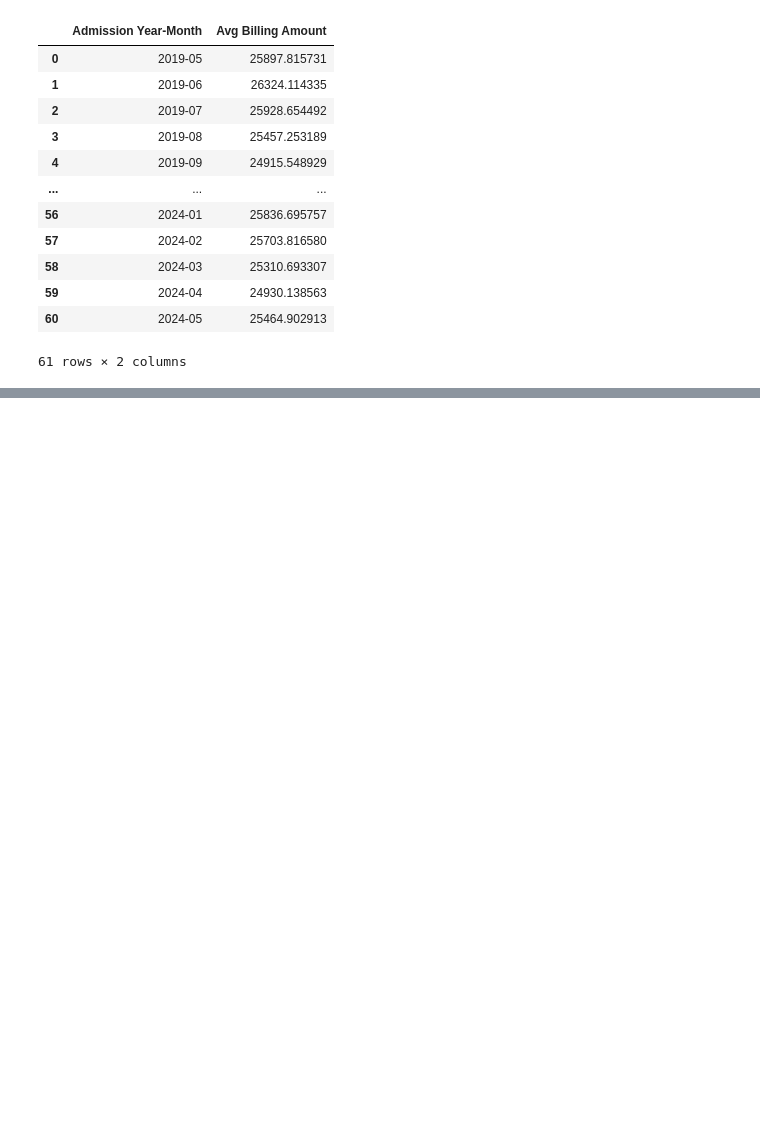
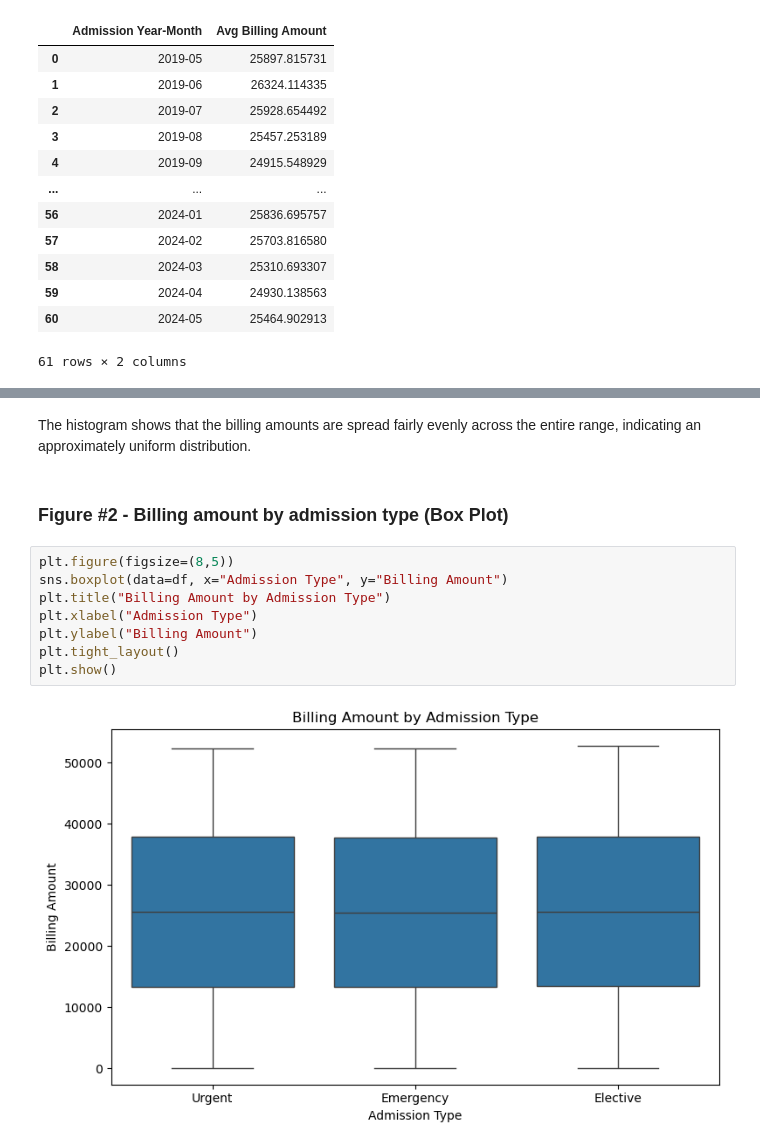
Before and after one commit to srtarpara/cs210-hw-assignment-2, a Jupyter notebook: diy_dataset.ipynb, the cells around one changed output, grey strips where cells are left out. Saved outputs shown, nothing was run; the diff lists cells and outputs as text; blank space fills up the shorter version.

```diff
--- a/diy_dataset.ipynb
+++ b/diy_dataset.ipynb
@@ -465,0 +499,14 @@ monthly_avg.sort_values("Admission Year-Month")
+# %% [markdown]
+The histogram shows that the billing amounts are spread fairly evenly across the entire range, indicating an approximately uniform distribution.
+# %% [markdown]
+### Figure #2 - Billing amount by admission type (Box Plot)
+# %%
+plt.figure(figsize=(8,5))
+sns.boxplot(data=df, x="Admission Type", y="Billing Amount")
+plt.title("Billing Amount by Admission Type")
+plt.xlabel("Admission Type")
+plt.ylabel("Billing Amount")
+plt.tight_layout()
+plt.show()
+# %% [output]
+[figure, added]
```
Also changed, not shown: parts of 17 cells of this notebook.
